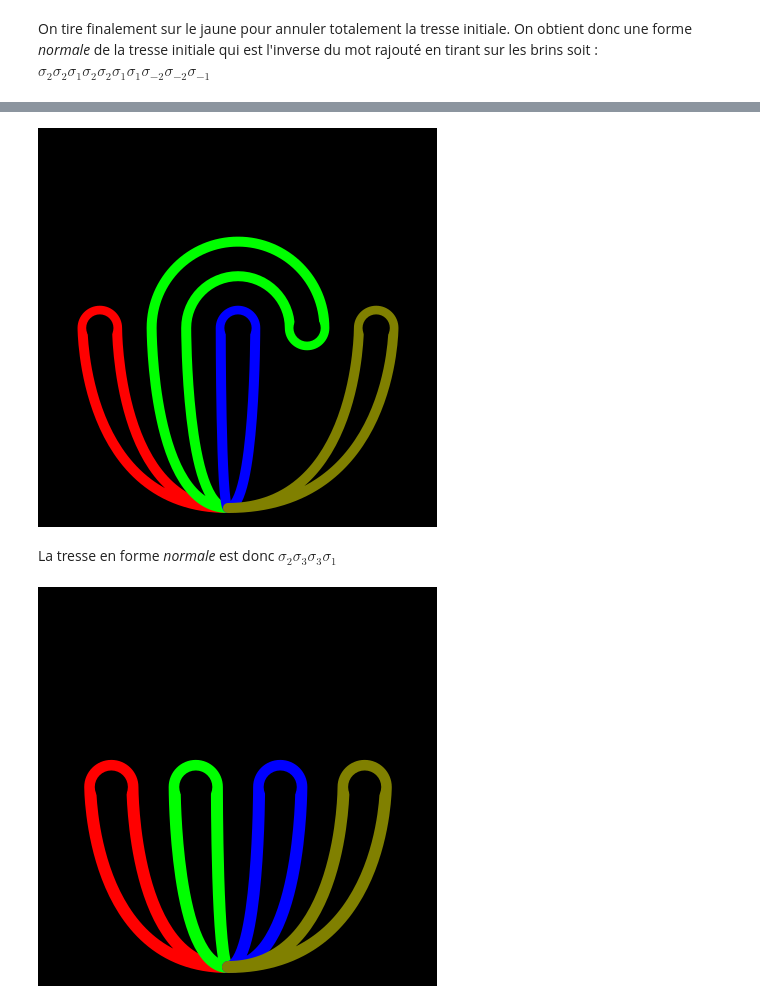
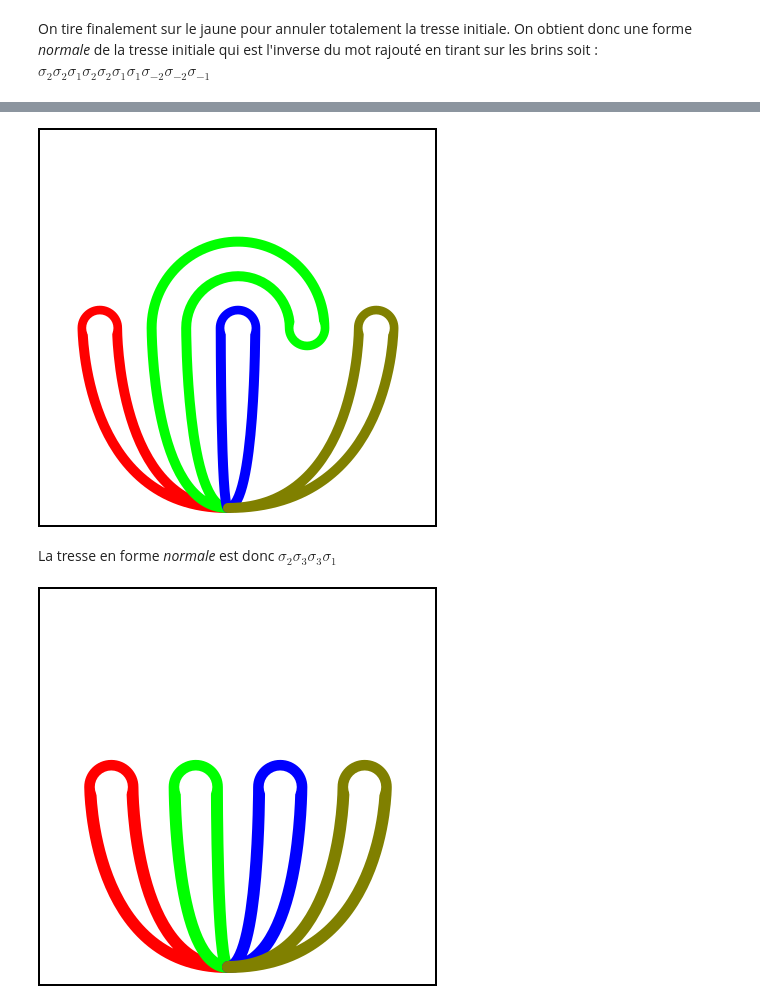
Before and after one commit to xysticus/braid-blackboard, a Jupyter notebook: ipynbks/AutoMorphCairo.ipynb, the cells around one changed output, grey strips where cells are left out. Cells and saved outputs as stored; diff of their text form; code cells hidden in the pictures.

```diff
--- a/ipynbks/AutoMorphCairo.ipynb
+++ b/ipynbks/AutoMorphCairo.ipynb
@@ -351,8 +351,6 @@ def dessine_auto_de_tresse(tresse,
         Args:
             tresse: mot de tresse
 
-        Return:
-            le canvas avec le dessin
     """
 
     # création du canvas. Le dernier argument c'est pour pouvoir faire l'export en png
@@ -479,14 +477,14 @@ dessine_auto_de_tresse([2, 3, 1, 3, -1], hauteur = 400, largeur = 400, largeur_b
 # %%
 dessine_auto_de_tresse([2, 3, 1, 3, -1, -3, -3], hauteur = 400, largeur = 400, largeur_brin = 10,
-                            couleur_trous = (0,0,0), couleur_fond = (0,0,0), fichier = '../imgs/a2313m1m3m3.png')
+                            couleur_trous = (1,1,1), couleur_fond = (1,1,1), fichier = '../imgs/a2313m1m3m3.png')
 # %% [output]
-[figure, old version]
+[figure, new version]
 # %% [markdown]
 La tresse en forme _normale_ est donc $\sigma_2 \sigma_3 \sigma_3 \sigma_1$
 # %%
 dessine_auto_de_tresse([2, 3, 1, 3, -1, -3, -3, -2], hauteur = 400, largeur = 400, largeur_brin = 12,
-                            couleur_trous = (0,0,0), couleur_fond = (0,0,0), fichier = '../imgs/a2313m1m3m3m2.png')
+                            couleur_trous = (1,1,1), couleur_fond = (1,1,1), fichier = '../imgs/a2313m1m3m3m2.png')
 # %% [output]
-[figure, old version]
+[figure, new version]
 # %%
 dessine_auto_de_tresse([2, 3, 3, -1, 4, 4, 3, 2,1], hauteur = 400, largeur = 400, largeur_brin = 5,
```
Also changed, not shown: parts of 11 cells of this notebook.
